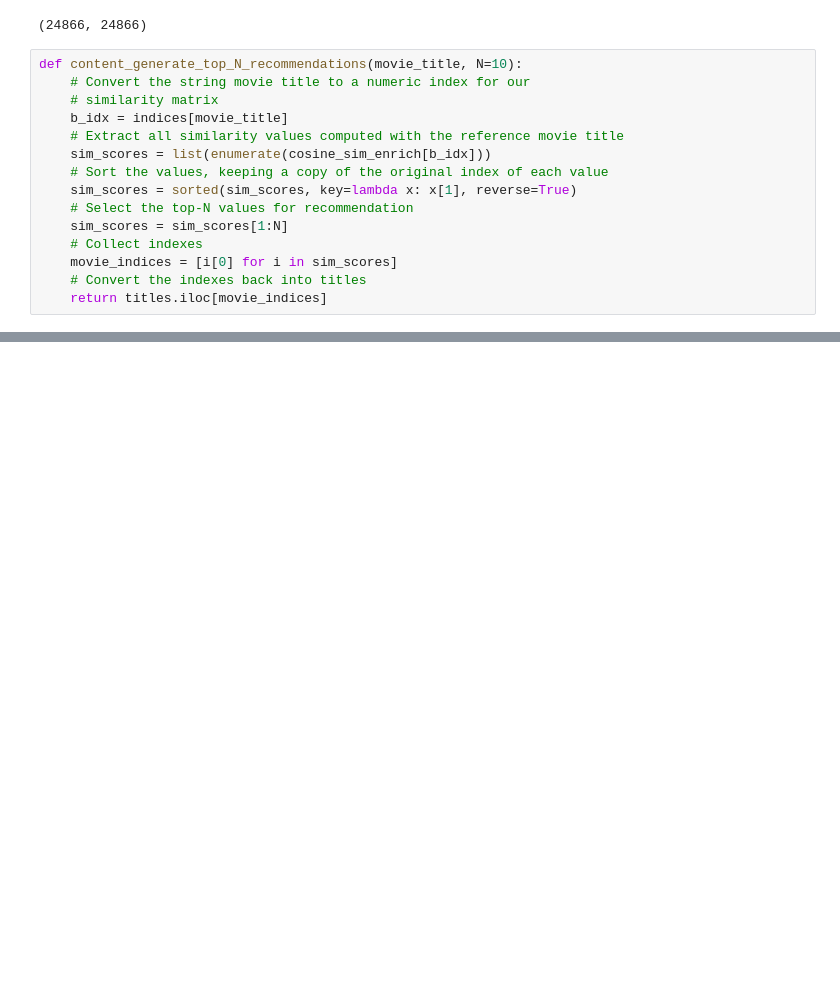
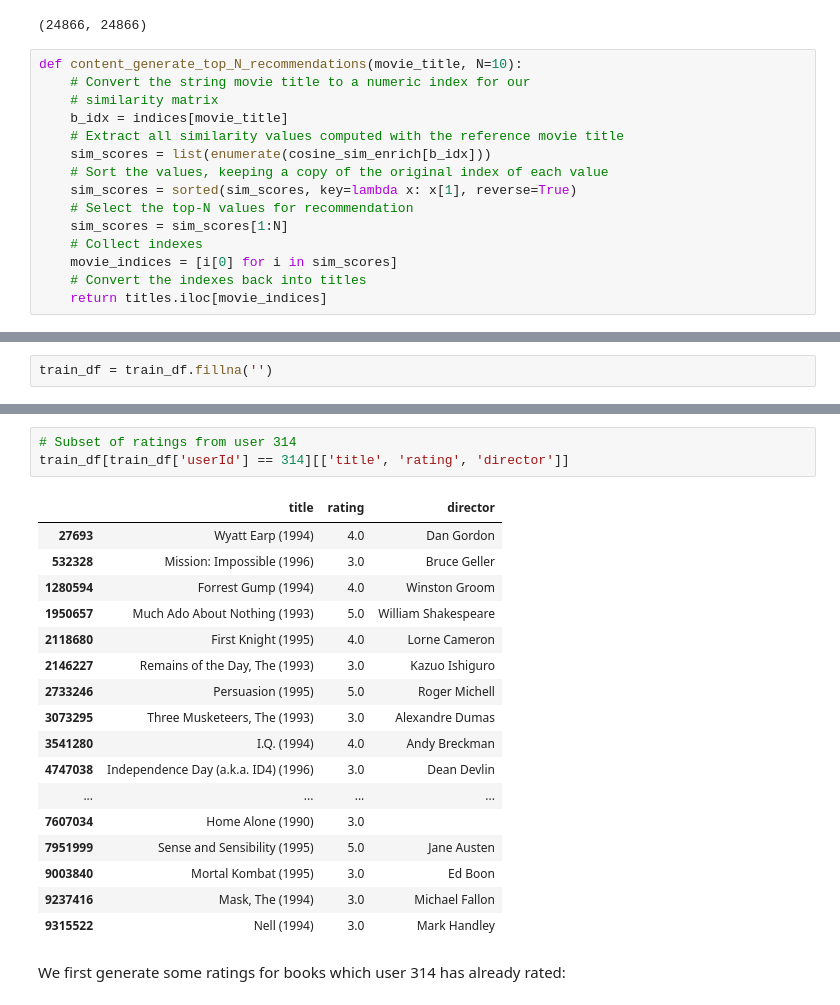
Before and after one commit to MaureenMbugua/Unsupervised-Predict-Team-ES2, a Jupyter notebook: rough1.ipynb, the cells around one changed output, grey strips where cells are left out. Cells and saved outputs as stored; diff of their text form; blank space fills up the shorter version.

```diff
--- a/rough1.ipynb
+++ b/rough1.ipynb
@@ -1059,0 +1075,2 @@ Name: title, dtype: object
+# %%
+train_df = train_df.fillna('')
@@ -1059,0 +1114,23 @@ Name: title, dtype: object
+# %%
+# Subset of ratings from user 314
+train_df[train_df['userId'] == 314][['title', 'rating', 'director']]
+# %% [output]
+|  | title | rating | director |
+| 27693 | Wyatt Earp (1994) | 4.0 | Dan Gordon |
+| 532328 | Mission: Impossible (1996) | 3.0 | Bruce Geller |
+| 1280594 | Forrest Gump (1994) | 4.0 | Winston Groom |
+| 1950657 | Much Ado About Nothing (1993) | 5.0 | William Shakespeare |
+| 2118680 | First Knight (1995) | 4.0 | Lorne Cameron |
+| 2146227 | Remains of the Day, The (1993) | 3.0 | Kazuo Ishiguro |
+| 2733246 | Persuasion (1995) | 5.0 | Roger Michell |
+| 3073295 | Three Musketeers, The (1993) | 3.0 | Alexandre Dumas |
+| 3541280 | I.Q. (1994) | 4.0 | Andy Breckman |
+| 4747038 | Independence Day (a.k.a. ID4) (1996) | 3.0 | Dean Devlin |
+| ... | ... | ... | ... |
+| 7607034 | Home Alone (1990) | 3.0 |  |
+| 7951999 | Sense and Sensibility (1995) | 5.0 | Jane Austen |
+| 9003840 | Mortal Kombat (1995) | 3.0 | Ed Boon |
+| 9237416 | Mask, The (1994) | 3.0 | Michael Fallon |
+| 9315522 | Nell (1994) | 3.0 | Mark Handley |
+# %% [markdown]
+We first generate some ratings for books which user 314 has already rated:
```
Also changed, not shown: parts of 54 cells of this notebook, 10 other files.
